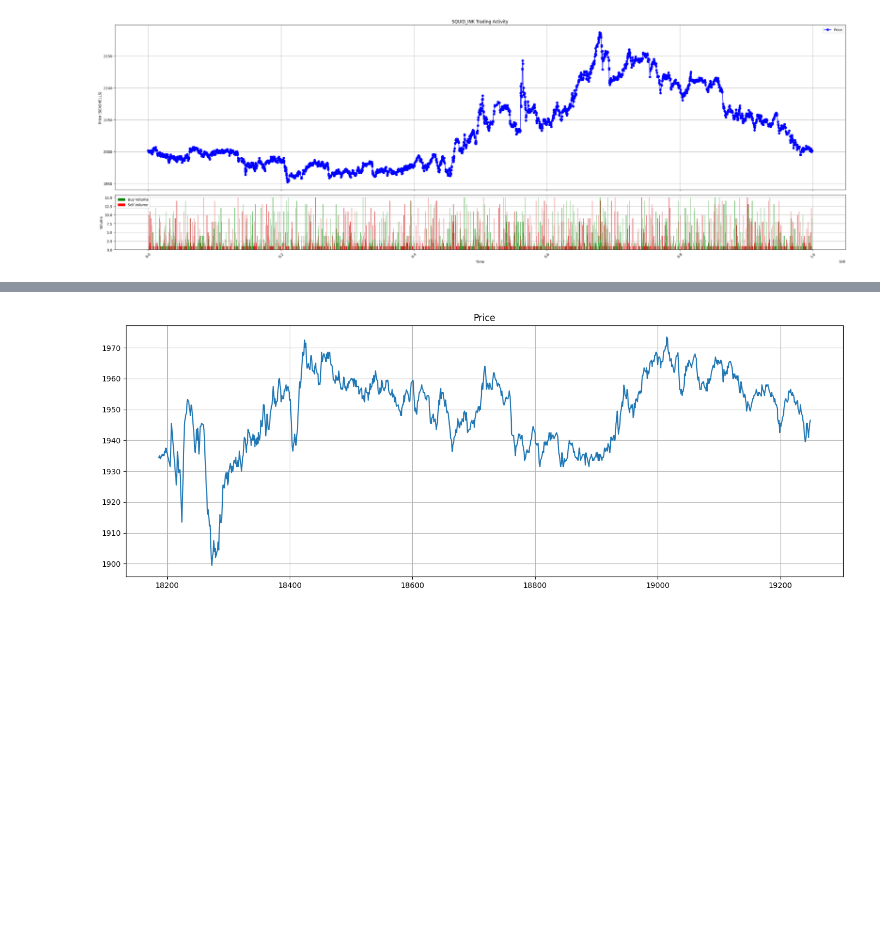
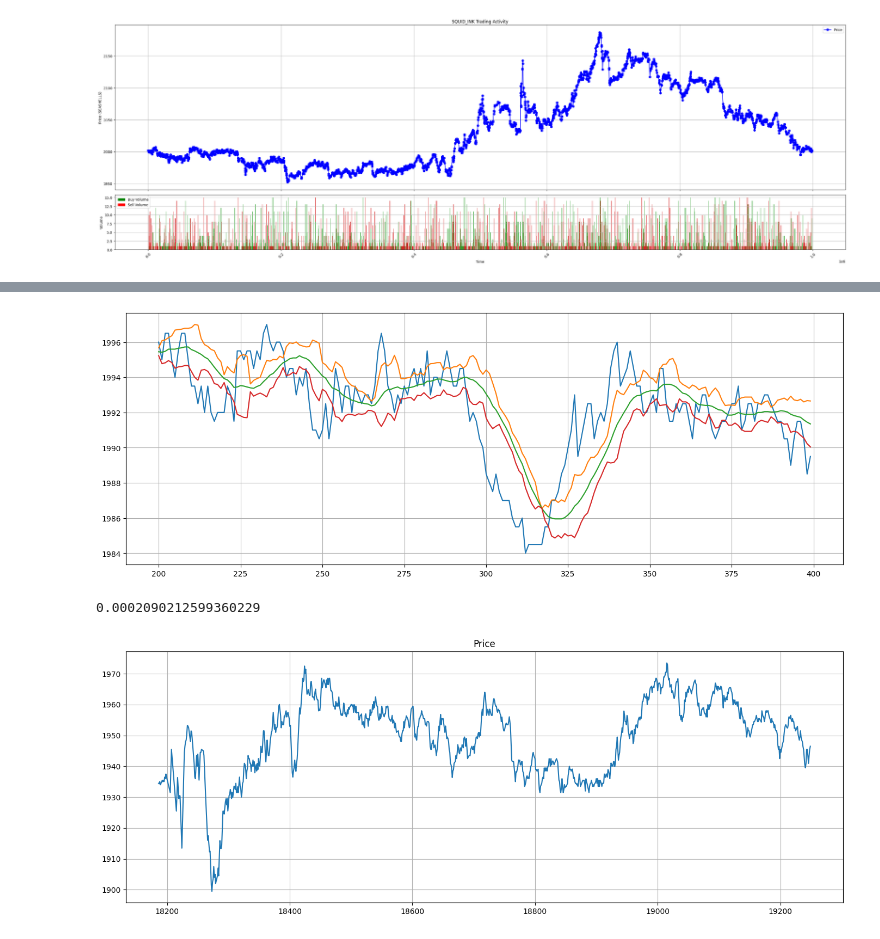
Before and after one commit to YannTab/Prosperity-3, a Jupyter notebook: actual/analysis.ipynb, the cells around one changed output, grey strips where cells are left out. Drawn from its saved outputs; the diff is of its cells as text; code cells hidden in the pictures; blank space fills up the shorter version.

```diff
--- a/actual/analysis.ipynb
+++ b/actual/analysis.ipynb
@@ -585,3 +580,19 @@ plt.show()
+# %%
+fig, ax = plt.subplots(figsize=(17,6))
+squid_ink_all_days[200:400].plot(ax=ax)
+std = squid_ink_all_days.rolling(5).std()
+(squid_ink_all_days.rolling(20).mean() + 1*std)[200:400].plot(ax=ax)
+squid_ink_all_days.rolling(20).mean()[200:400].plot(ax=ax)
+(squid_ink_all_days.rolling(20).mean() - 1*std)[200:400].plot(ax=ax)
+
+ax.grid()
+plt.show()
+# %% [output]
+[figure, added]
+# %%
+squid_returns_clean.rolling(20).std().std()
+# %% [output]
+0.0002090212599360229
 # %%
 fig, ax = plt.subplots(figsize=(17,6))
 squid_ink_all_days[abs(squid_returns - squid_returns.mean())/squid_returns.std() < 3][18000:19000].plot(ax=ax)
```
Also changed, not shown: parts of 4 cells of this notebook, 15 other files.
